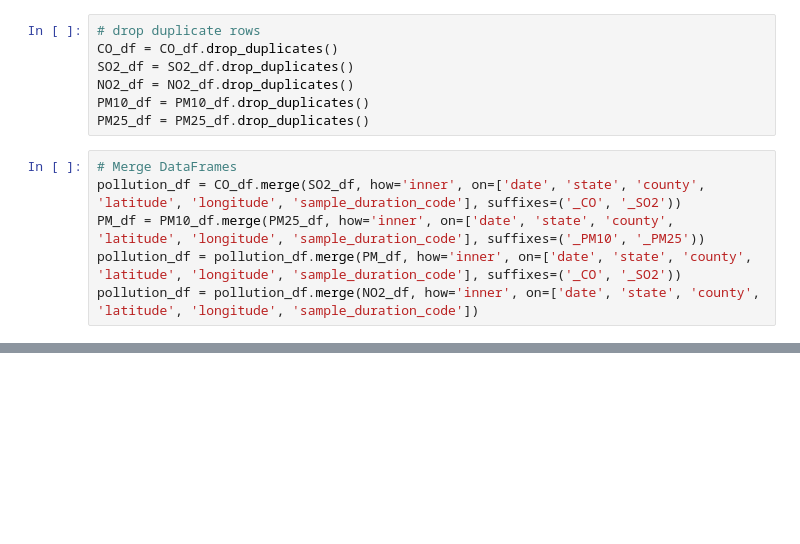
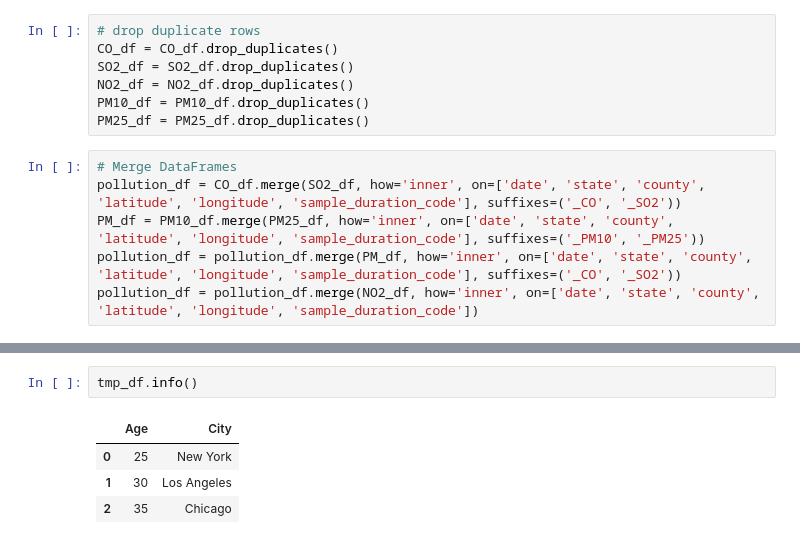
Before and after one commit to haileybirge95/Air_Quality_Model, a Jupyter notebook: Roberto/PullData.ipynb, the cells around one changed output, grey strips where cells are left out. Cells and saved outputs as stored; diff of their text form; blank space fills up the shorter version.

```diff
--- a/Roberto/PullData.ipynb
+++ b/Roberto/PullData.ipynb
@@ -98,0 +132,7 @@ memory usage: 6.2+ KB
+# %%
+tmp_df.info()
+# %% [output]
+|  | Age | City |
+| 0 | 25 | New York |
+| 1 | 30 | Los Angeles |
+| 2 | 35 | Chicago |
```
Also changed, not shown: parts of 9 cells of this notebook.
